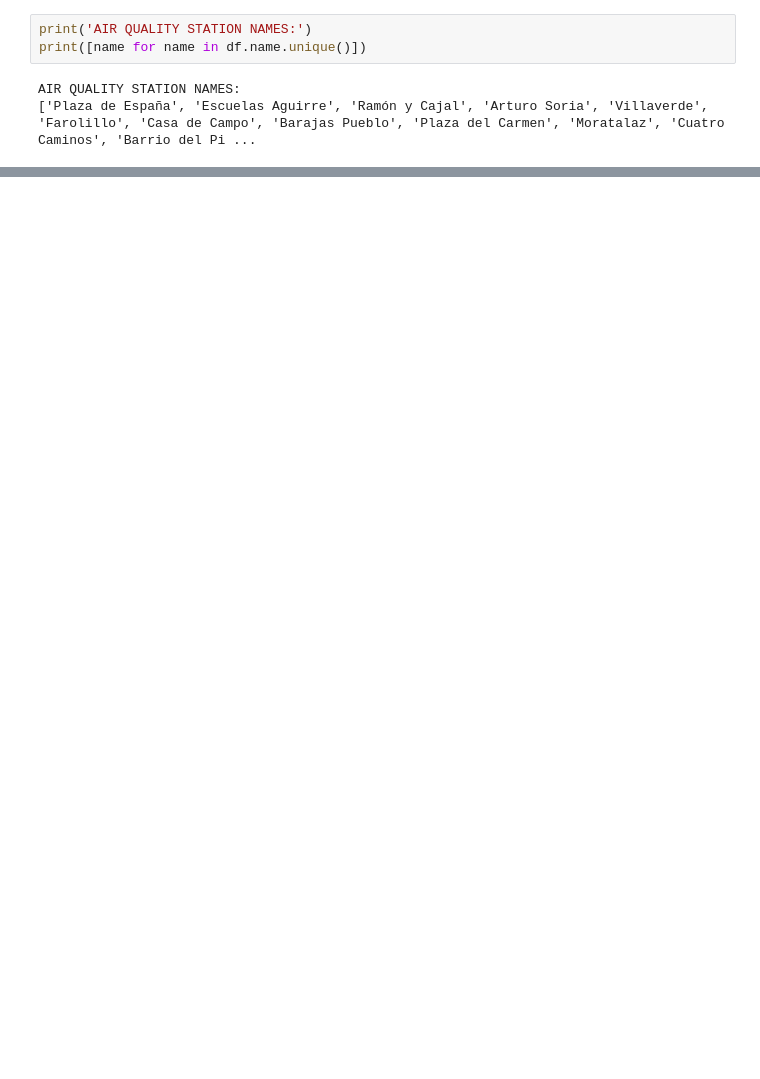
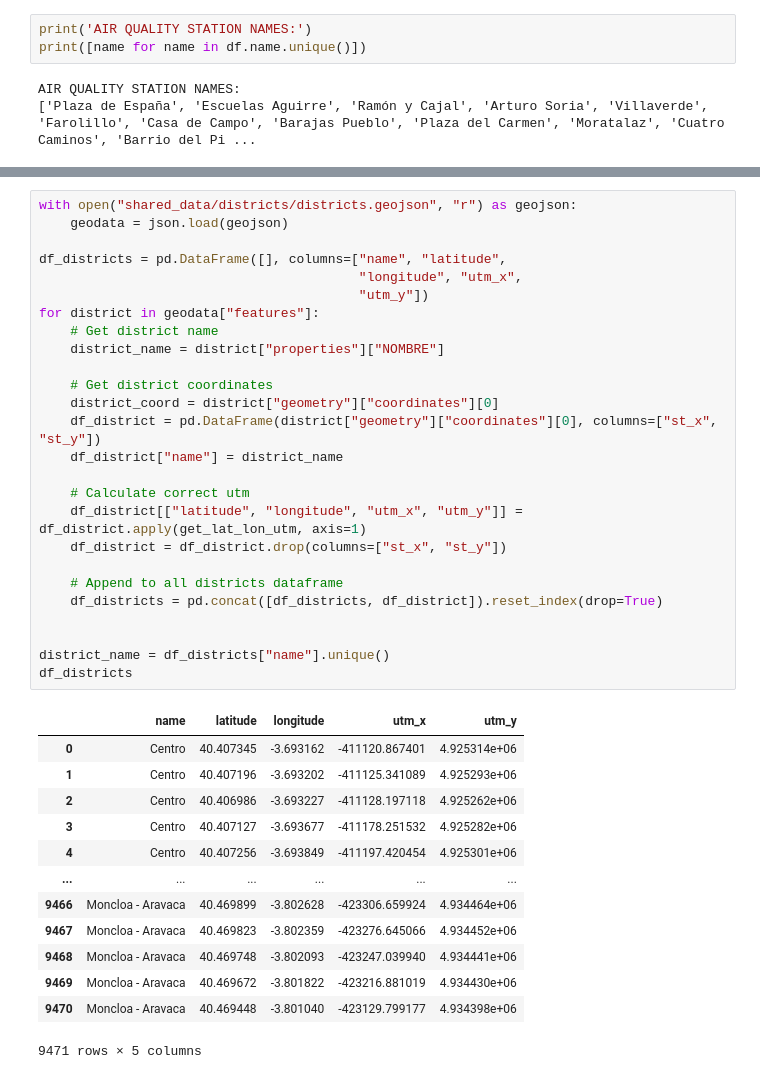
Before and after one commit to Pheithar/socialdata_madridcentral, a Jupyter notebook: madrid_central.ipynb, the cells around one changed output, grey strips where cells are left out. Drawn from its saved outputs; the diff is of its cells as text; blank space fills up the shorter version.

```diff
--- a/madrid_central.ipynb
+++ b/madrid_central.ipynb
@@ -172,0 +333,40 @@ Loading BokehJS ...
+# %%
+with open("shared_data/districts/districts.geojson", "r") as geojson:
+    geodata = json.load(geojson)
+
+df_districts = pd.DataFrame([], columns=["name", "latitude",
+                                         "longitude", "utm_x",
+                                         "utm_y"])
+for district in geodata["features"]:
+    # Get district name
+    district_name = district["properties"]["NOMBRE"]
+
+    # Get district coordinates
+    district_coord = district["geometry"]["coordinates"][0]
+    df_district = pd.DataFrame(district["geometry"]["coordinates"][0], columns=["st_x", "st_y"])
+    df_district["name"] = district_name
+
+    # Calculate correct utm
+    df_district[["latitude", "longitude", "utm_x", "utm_y"]] = df_district.apply(get_lat_lon_utm, axis=1)
+    df_district = df_district.drop(columns=["st_x", "st_y"])
+
+    # Append to all districts dataframe
+    df_districts = pd.concat([df_districts, df_district]).reset_index(drop=True)
+
+
+district_name = df_districts["name"].unique()
+df_districts
+# %% [output]
+|  | name | latitude | longitude | utm_x | utm_y |
+| 0 | Centro | 40.407345 | -3.693162 | -411120.867401 | 4.925314e+06 |
+| 1 | Centro | 40.407196 | -3.693202 | -411125.341089 | 4.925293e+06 |
+| 2 | Centro | 40.406986 | -3.693227 | -411128.197118 | 4.925262e+06 |
+| 3 | Centro | 40.407127 | -3.693677 | -411178.251532 | 4.925282e+06 |
+| 4 | Centro | 40.407256 | -3.693849 | -411197.420454 | 4.925301e+06 |
+| ... | ... | ... | ... | ... | ... |
+| 9466 | Moncloa - Aravaca | 40.469899 | -3.802628 | -423306.659924 | 4.934464e+06 |
+| 9467 | Moncloa - Aravaca | 40.469823 | -3.802359 | -423276.645066 | 4.934452e+06 |
+| 9468 | Moncloa - Aravaca | 40.469748 | -3.802093 | -423247.039940 | 4.934441e+06 |
+| 9469 | Moncloa - Aravaca | 40.469672 | -3.801822 | -423216.881019 | 4.934430e+06 |
+| 9470 | Moncloa - Aravaca | 40.469448 | -3.801040 | -423129.799177 | 4.934398e+06 |
+9471 rows × 5 columns
```
Also changed, not shown: parts of 11 cells of this notebook, 1 other file.
